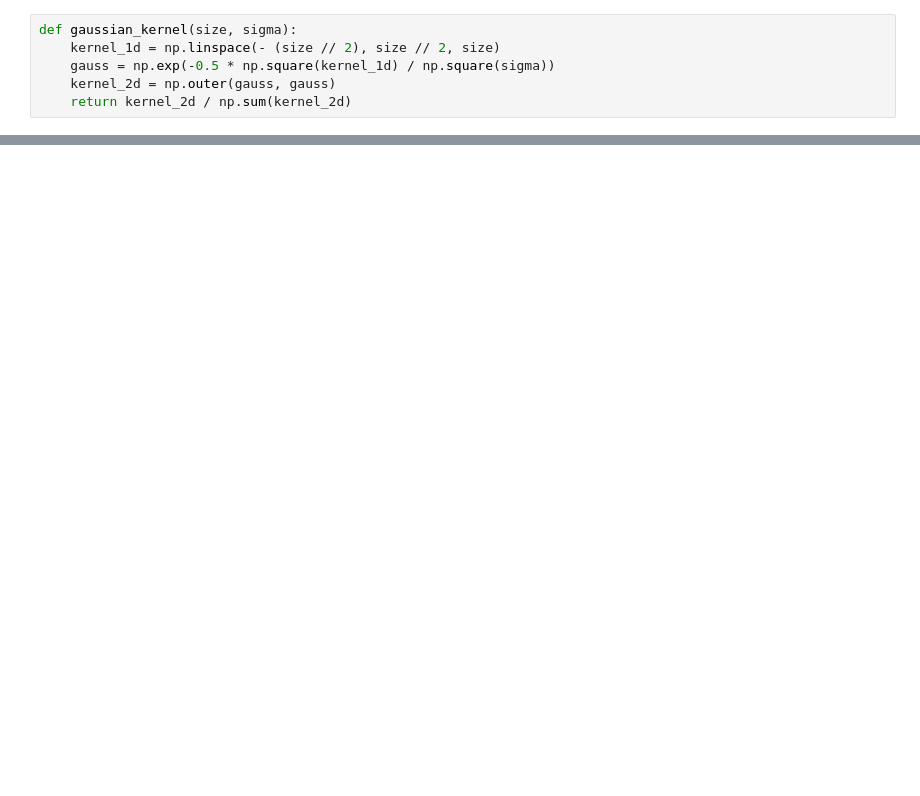
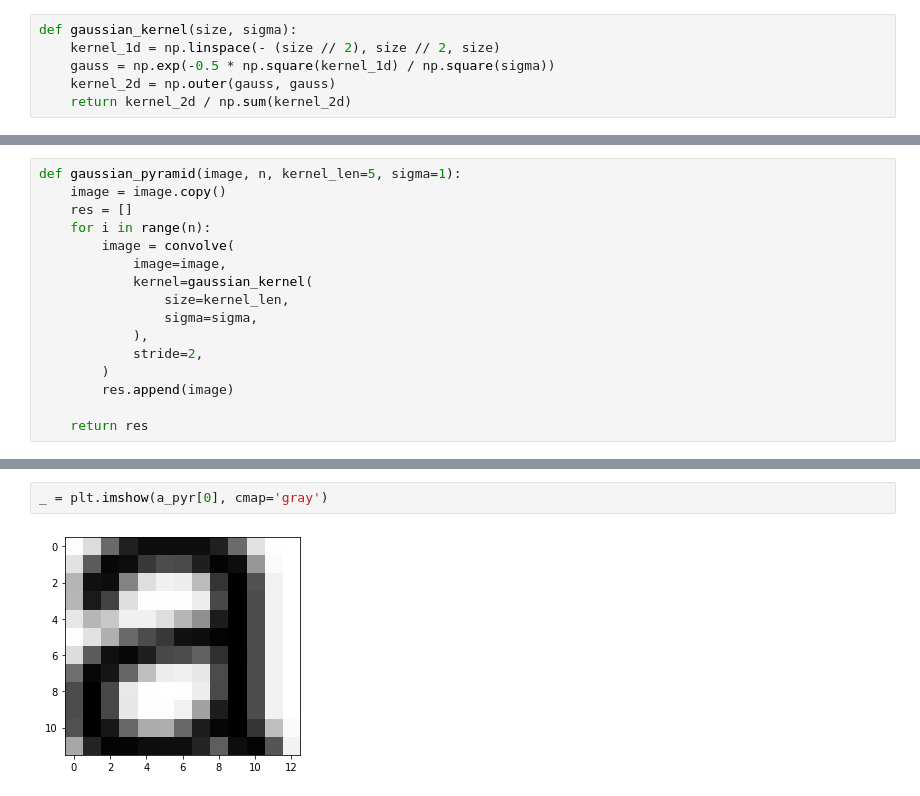
Before and after one commit to vinaykudari/ub, a Jupyter notebook: spring-22/CSE573-CVIP/OCR/notebook.ipynb, the cells around one changed output, grey strips where cells are left out. Drawn from its saved outputs; the diff is of its cells as text; blank space fills up the shorter version.

```diff
--- a/spring-22/CSE573-CVIP/OCR/notebook.ipynb
+++ b/spring-22/CSE573-CVIP/OCR/notebook.ipynb
@@ -181,0 +192,16 @@ _ = plt.imshow(temp, cmap='gray')
+# %%
+def gaussian_pyramid(image, n, kernel_len=5, sigma=1):
+    image = image.copy()
+    res = []
+    for i in range(n):
+        image = convolve(
+            image=image,
+            kernel=gaussian_kernel(
+                size=kernel_len,
+                sigma=sigma,
+            ),
+            stride=2,
+        )
+        res.append(image)
+
+    return res
@@ -181,0 +238,4 @@ _ = plt.imshow(temp, cmap='gray')
+# %%
+_ = plt.imshow(a_pyr[0], cmap='gray')
+# %% [output]
+[figure, added]
```
Also changed, not shown: parts of 14 cells of this notebook, 1 other file.
